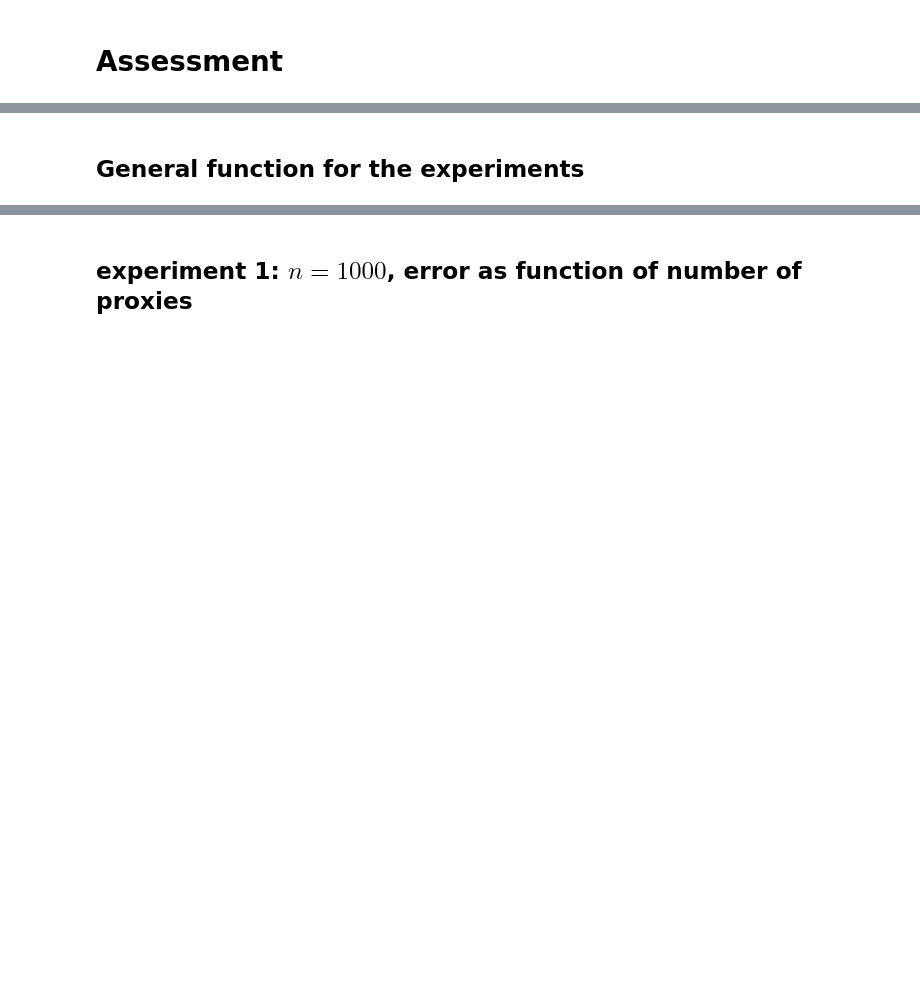
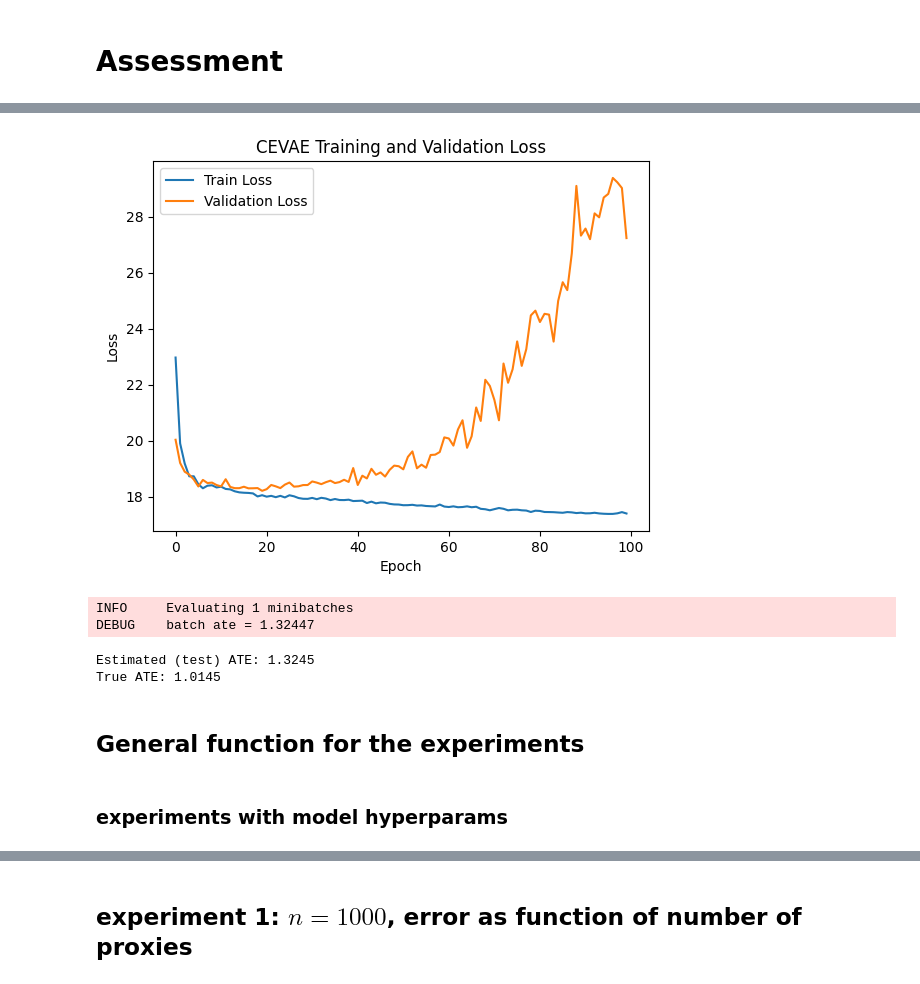
Before and after one commit to christianfaccio/causal_machine_learning, a Jupyter notebook: src/causal_effect_inference.ipynb, the cells around one changed output, grey strips where cells are left out. Saved outputs shown, nothing was run; the diff lists cells and outputs as text; code cells hidden in the pictures; blank space fills up the shorter version.

```diff
--- a/src/causal_effect_inference.ipynb
+++ b/src/causal_effect_inference.ipynb
@@ -362,0 +345,22 @@ cevae_loaded = torch.load("cevae_model_full.pth", weights_only=False)
+# %%
+# before every training run
+pyro.clear_param_store()
+
+cevae = CEVAE(
+    feature_dim=length_x,
+    latent_dim=1,
+    outcome_dist="normal",
+    num_layers=3,
+    hidden_dim=200
+    )
+
+train_losses, val_losses = train_cevae(
+    cevae,
+    x_train, t_train, y_train,
+    x_val=x_test, t_val=t_test, y_val=y_test,
+    num_epochs=100,
+    batch_size=100,
+    lr=5e-3,
+    # learning_rate_decay=0.1,
+    # weight_decay=1e-6
+    )
@@ -363,3 +378,25 @@ cevae_loaded = torch.load("cevae_model_full.pth", weights_only=False)
+# %%
+plt.plot(train_losses, label='Train Loss')
+plt.plot(val_losses, label='Validation Loss')
+plt.xlabel('Epoch')
+plt.ylabel('Loss')
+plt.title('CEVAE Training and Validation Loss')
+plt.legend()
+plt.show()
+
+# Estimate ITEs and ATE
+ite = cevae.ite(x_test)
+ate = ite.mean().item()
+
+# Compare
+print(f"Estimated (test) ATE: {ate:.4f}")
+print(f"True ATE: {data['ite'].mean().item():.4f}")
+# %% [output]
+[figure, added]
+INFO     Evaluating 1 minibatches
+DEBUG    batch ate = 1.32447
+Estimated (test) ATE: 1.3245
+True ATE: 1.0145
 # %% [markdown]
 ## General function for the experiments
 # %%
@@ -545,3 +585,5 @@ metrics = {
+# %% [markdown]
+### experiments with model hyperparams
 # %%
 # set up params to sweep
 param_grid = {
```
Also changed, not shown: parts of 30 cells of this notebook, 1 other file.
